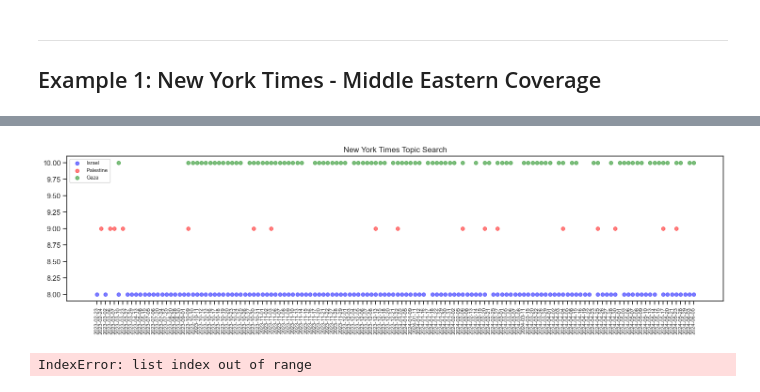
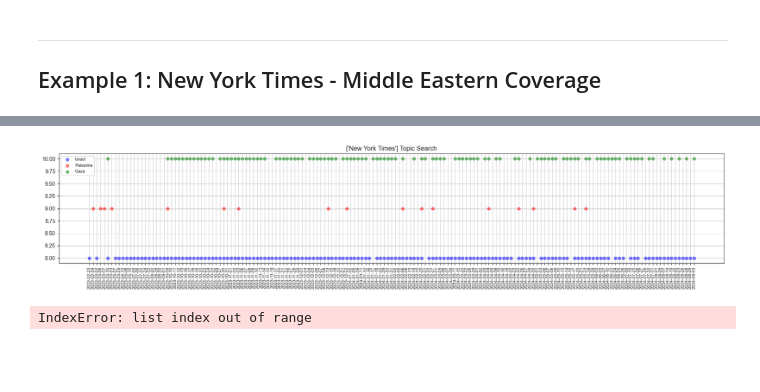
Before and after one commit to rahim-hashim/video_transcripts, a Jupyter notebook: transcript_analysis.ipynb, the cells around one changed output, grey strips where cells are left out. Drawn from its saved outputs; the diff is of its cells as text; code cells hidden in the pictures; blank space fills up the shorter version.

Commit message:
Transcription Update

```diff
--- a/transcript_analysis.ipynb
+++ b/transcript_analysis.ipynb
@@ -43,6 +43,8 @@ def find_transcripts(author_names, transcript_dir_path = '_Transcripts'):
 	return transcript_paths_all
 
 def extract_yaml_front_matter(f, transcript_dict):
+	# default meta keys
+	default_keys = ['Date Generated', 'Transcription Model', 'Length', 'Video Keywords', 'Video Views', 'Video Rating', 'Video Description']
 	# capture all the meta data until the next --- is found
 	meta_data = ''
 	meta_dict = defaultdict(str)
@@ -56,6 +58,13 @@ def extract_yaml_front_matter(f, transcript_dict):
 		if data != '' and len(data.split(': ')) == 2:
 			header, value = data.split(': ')
 			meta_dict[header] = value
+	# remove keys not in default_keys
+	for key in list(meta_dict.keys()):
+		if key not in default_keys:
+			meta_dict.pop(key)
+	# rename keys to lowercase and remove spaces with underscores
+	for key in list(meta_dict.keys()):
+		meta_dict[key.lower().replace(' ', '_')] = meta_dict.pop(key)
 	return meta_dict
 
 def read_transcript(transcript_name, transcript_dict):
@@ -228,7 +238,7 @@ All Podcasts:
 ***
 ## Example 1: New York Times - Middle Eastern Coverage
 # %%
-author_names = ['New York Times', 'Bill Simmons']
+author_names = ['New York Times']
 transcript_df = main(author_names)
 # %% [output]
 Searching for New York Times transcripts...
@@ -250,6 +260,8 @@ All Podcasts:
   Reading: _Transcripts\New York Times Podcasts\20230217_New York Times Podcasts.md
 # %%
 # reverse the order of the x-axis
-transcript_df = transcript_df.sort_values(by='date', ascending=False, ignore_index=True)
+# show all columns
+pd.set_option('display.max_columns', None)
+transcript_df = transcript_df.sort_values(by='video_views', ascending=False, ignore_index=True)
 transcript_df
 # %% [output]
@@ -312,26 +324,28 @@ topic_df.head(50)
 # %%
 # make a scatter plot for each date whether the target words are in the transcript
 sns.set_style("ticks")
 plt.figure(figsize=(18, 4))
 dates = topic_df['date']
 # for each date, see if each of the target words is in the transcript (has a max_fuzzy > 0.9)
 # if it is, add 1 to the count
 colors = ['green', 'red', 'blue']
 for date in tqdm.tqdm(sorted(dates), desc='Dates'):
 		date_df = topic_df[topic_df['date'] == date]
 		for idx, word in enumerate(target_word_list):
 			if date_df[f'max_fuzzy_{word}'].max() > 0.9:
 				plt.scatter(date, 10-idx, color=colors[idx], s=30, alpha=0.5, label=word)
 plt.xticks(rotation=90, fontsize=8)
-plt.title(f'{author_name} Topic Search')
+plt.title(f'{author_names} Topic Search')
 # only show the legend for each word once, not for each date
 # get the handles and labels for the legend
 handles, labels = plt.gca().get_legend_handles_labels()
 by_label = dict(zip(labels, handles))
 plt.legend(by_label.values(), by_label.keys(), loc='upper left', fontsize=8)
+plt.grid()
+plt.tight_layout()
 plt.show()
 # %% [output]
-[figure, old version]
+[figure, new version]
 # %%
 # make a grouped bar plot for the number of rows with 'Michael Barbaro' vs. 'Sabrina Tavern' with max_fuzzy > 0.9
 # and the number of rows with the topic word with max_fuzzy > 0.9
```
Also changed, not shown: parts of 5 cells of this notebook, 2 other files.
